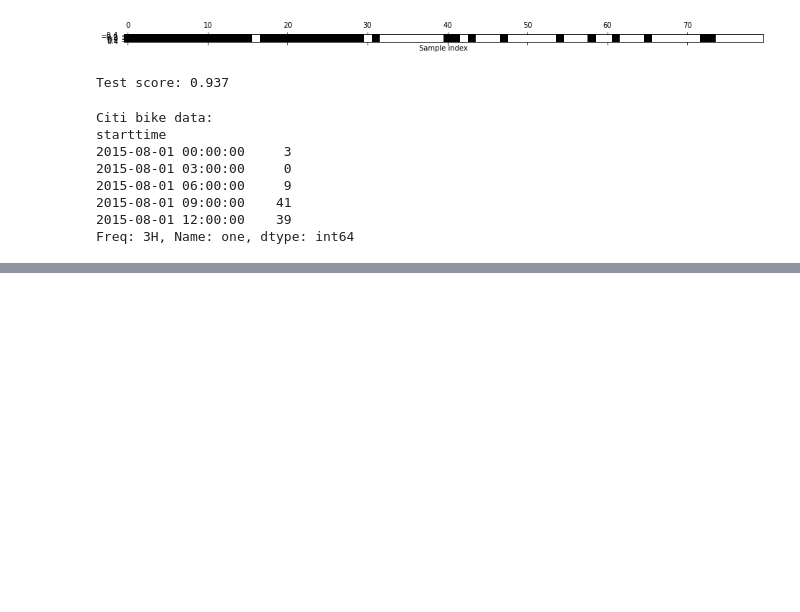
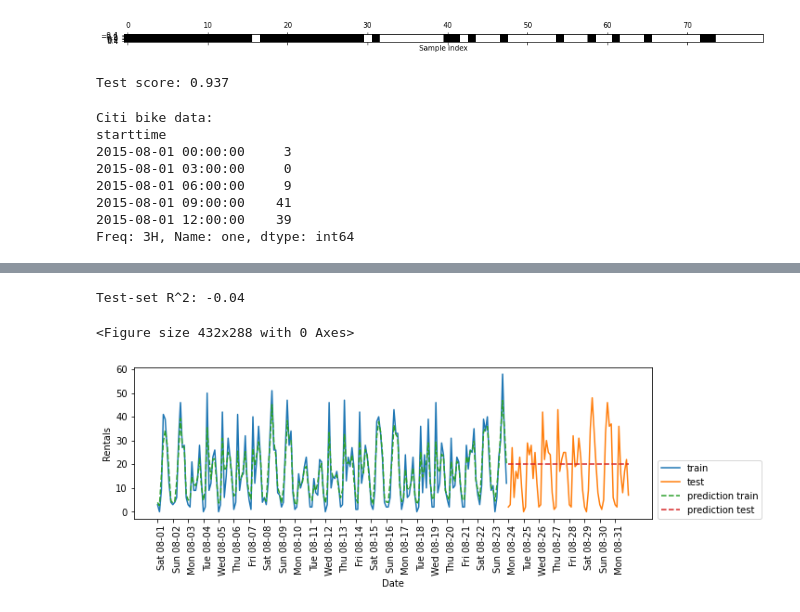
Before and after one commit to yuzuki-yosimura/Introduction-to-Machine-Learning-with-Python, a Jupyter notebook: Chapter4.ipynb, the cells around one changed output, grey strips where cells are left out. Cells and saved outputs as stored; diff of their text form; code cells hidden in the pictures; blank space fills up the shorter version.

```diff
--- a/Chapter4.ipynb
+++ b/Chapter4.ipynb
@@ -465,0 +472,3 @@ plt.xticks(xticks, xticks)
+# %%
+y = citibike.values
+X = citibike.index.astype("int64").to_numpy().reshape(-1, 1) // 10**9
@@ -465,0 +497,9 @@ plt.xticks(xticks, xticks)
+# %%
+from sklearn.ensemble import RandomForestRegressor
+regressor = RandomForestRegressor(n_estimators=100, random_state=0)
+plt.figure()
+eval_on_features(X, y, regressor)
+# %% [output]
+Test-set R^2: -0.04
+<Figure size 432x288 with 0 Axes>
+[figure, added]
```
Also changed, not shown: parts of 3 cells of this notebook.
